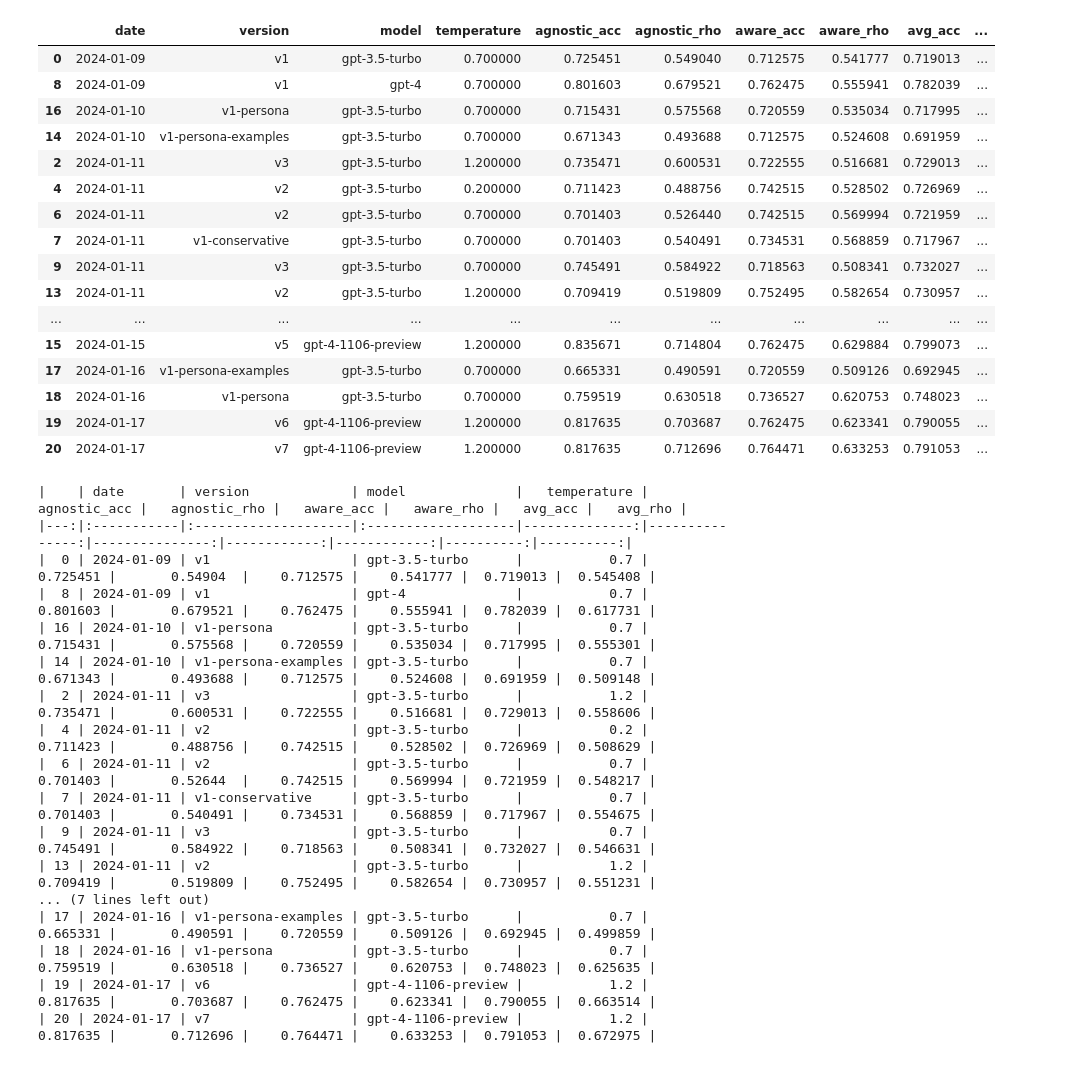
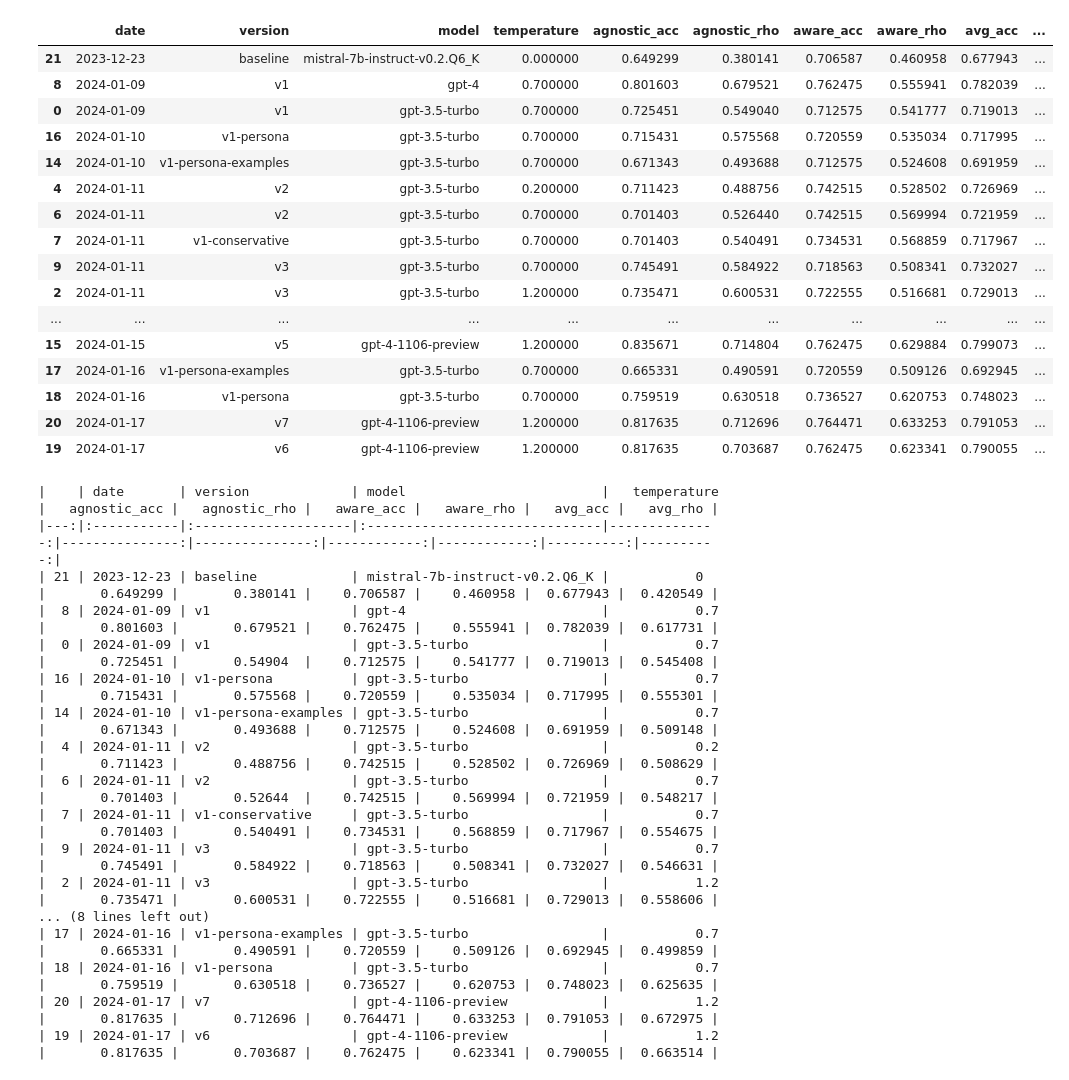
Before and after one commit to bradleypallen/shroom, a Jupyter notebook: prod/scores.ipynb, the cells around one changed output. Drawn from its saved outputs; the diff is of its cells as text; code cells hidden in the pictures.

```diff
--- a/prod/scores.ipynb
+++ b/prod/scores.ipynb
@@ -5,50 +5,64 @@ import matplotlib.pyplot as plt
 def highlight_max(s):
     is_max = s == s.max()
     return ['font-weight: bold' if v else '' for v in is_max]
+# %%
+baseline = {
+    "date": "2023-12-23",
+    "model": "mistral-7b-instruct-v0.2.Q6_K",
+    "version": "baseline",
+    "temperature": 0.0,
+    "aware_acc": 0.7065868263473054,
+    "aware_rho": 0.46095769289667354,
+    "agnostic_acc": 0.6492985971943888,
+    "agnostic_rho": 0.3801408906585249,
+    "avg_acc": 0.6779427117708471,
+    "avg_rho": 0.42054929177759925
+}
 # %%
 records = json.load(open('validation_runs.json', 'r'))
 df = pd.DataFrame.from_records(records)
+df.loc[len(df.index)] = baseline
 df_for_table = df[[ 'date', 'version', 'model', 'temperature', 'agnostic_acc', 'agnostic_rho', 'aware_acc', 'aware_rho', "avg_acc", "avg_rho" ]].sort_values(by='date')
 styled_df = df_for_table.style.apply(highlight_max, subset=['agnostic_acc', 'agnostic_rho', 'aware_acc', 'aware_rho', 'avg_acc', 'avg_rho'])
 styled_df
 # %% [output]
 |  | date | version | model | temperature | agnostic_acc | agnostic_rho | aware_acc | aware_rho | avg_acc | ... |
+| 21 | 2023-12-23 | baseline | mistral-7b-instruct-v0.2.Q6_K | 0.000000 | 0.649299 | 0.380141 | 0.706587 | 0.460958 | 0.677943 | ... |
+| 8 | 2024-01-09 | v1 | gpt-4 | 0.700000 | 0.801603 | 0.679521 | 0.762475 | 0.555941 | 0.782039 | ... |
 | 0 | 2024-01-09 | v1 | gpt-3.5-turbo | 0.700000 | 0.725451 | 0.549040 | 0.712575 | 0.541777 | 0.719013 | ... |
-| 8 | 2024-01-09 | v1 | gpt-4 | 0.700000 | 0.801603 | 0.679521 | 0.762475 | 0.555941 | 0.782039 | ... |
 | 16 | 2024-01-10 | v1-persona | gpt-3.5-turbo | 0.700000 | 0.715431 | 0.575568 | 0.720559 | 0.535034 | 0.717995 | ... |
 | 14 | 2024-01-10 | v1-persona-examples | gpt-3.5-turbo | 0.700000 | 0.671343 | 0.493688 | 0.712575 | 0.524608 | 0.691959 | ... |
-| 2 | 2024-01-11 | v3 | gpt-3.5-turbo | 1.200000 | 0.735471 | 0.600531 | 0.722555 | 0.516681 | 0.729013 | ... |
 | 4 | 2024-01-11 | v2 | gpt-3.5-turbo | 0.200000 | 0.711423 | 0.488756 | 0.742515 | 0.528502 | 0.726969 | ... |
 | 6 | 2024-01-11 | v2 | gpt-3.5-turbo | 0.700000 | 0.701403 | 0.526440 | 0.742515 | 0.569994 | 0.721959 | ... |
 | 7 | 2024-01-11 | v1-conservative | gpt-3.5-turbo | 0.700000 | 0.701403 | 0.540491 | 0.734531 | 0.568859 | 0.717967 | ... |
 | 9 | 2024-01-11 | v3 | gpt-3.5-turbo | 0.700000 | 0.745491 | 0.584922 | 0.718563 | 0.508341 | 0.732027 | ... |
-| 13 | 2024-01-11 | v2 | gpt-3.5-turbo | 1.200000 | 0.709419 | 0.519809 | 0.752495 | 0.582654 | 0.730957 | ... |
+| 2 | 2024-01-11 | v3 | gpt-3.5-turbo | 1.200000 | 0.735471 | 0.600531 | 0.722555 | 0.516681 | 0.729013 | ... |
 | ... | ... | ... | ... | ... | ... | ... | ... | ... | ... | ... |
 | 15 | 2024-01-15 | v5 | gpt-4-1106-preview | 1.200000 | 0.835671 | 0.714804 | 0.762475 | 0.629884 | 0.799073 | ... |
 | 17 | 2024-01-16 | v1-persona-examples | gpt-3.5-turbo | 0.700000 | 0.665331 | 0.490591 | 0.720559 | 0.509126 | 0.692945 | ... |
 | 18 | 2024-01-16 | v1-persona | gpt-3.5-turbo | 0.700000 | 0.759519 | 0.630518 | 0.736527 | 0.620753 | 0.748023 | ... |
+| 20 | 2024-01-17 | v7 | gpt-4-1106-preview | 1.200000 | 0.817635 | 0.712696 | 0.764471 | 0.633253 | 0.791053 | ... |
 | 19 | 2024-01-17 | v6 | gpt-4-1106-preview | 1.200000 | 0.817635 | 0.703687 | 0.762475 | 0.623341 | 0.790055 | ... |
-| 20 | 2024-01-17 | v7 | gpt-4-1106-preview | 1.200000 | 0.817635 | 0.712696 | 0.764471 | 0.633253 | 0.791053 | ... |
 # %%
 print(df_for_table.to_markdown())
 # %% [output]
-|    | date       | version             | model              |   temperature |   agnostic_acc |   agnostic_rho |   aware_acc |   aware_rho |   avg_acc |   avg_rho |
-|---:|:-----------|:--------------------|:-------------------|--------------:|---------------:|---------------:|------------:|------------:|----------:|----------:|
-|  0 | 2024-01-09 | v1                  | gpt-3.5-turbo      |           0.7 |       0.725451 |       0.54904  |    0.712575 |    0.541777 |  0.719013 |  0.545408 |
-|  8 | 2024-01-09 | v1                  | gpt-4              |           0.7 |       0.801603 |       0.679521 |    0.762475 |    0.555941 |  0.782039 |  0.617731 |
-| 16 | 2024-01-10 | v1-persona          | gpt-3.5-turbo      |           0.7 |       0.715431 |       0.575568 |    0.720559 |    0.535034 |  0.717995 |  0.555301 |
-| 14 | 2024-01-10 | v1-persona-examples | gpt-3.5-turbo      |           0.7 |       0.671343 |       0.493688 |    0.712575 |    0.524608 |  0.691959 |  0.509148 |
-|  2 | 2024-01-11 | v3                  | gpt-3.5-turbo      |           1.2 |       0.735471 |       0.600531 |    0.722555 |    0.516681 |  0.729013 |  0.558606 |
-|  4 | 2024-01-11 | v2                  | gpt-3.5-turbo      |           0.2 |       0.711423 |       0.488756 |    0.742515 |    0.528502 |  0.726969 |  0.508629 |
-|  6 | 2024-01-11 | v2                  | gpt-3.5-turbo      |           0.7 |       0.701403 |       0.52644  |    0.742515 |    0.569994 |  0.721959 |  0.548217 |
-|  7 | 2024-01-11 | v1-conservative     | gpt-3.5-turbo      |           0.7 |       0.701403 |       0.540491 |    0.734531 |    0.568859 |  0.717967 |  0.554675 |
-|  9 | 2024-01-11 | v3                  | gpt-3.5-turbo      |           0.7 |       0.745491 |       0.584922 |    0.718563 |    0.508341 |  0.732027 |  0.546631 |
-| 13 | 2024-01-11 | v2                  | gpt-3.5-turbo      |           1.2 |       0.709419 |       0.519809 |    0.752495 |    0.582654 |  0.730957 |  0.551231 |
-... (7 lines left out)
-| 17 | 2024-01-16 | v1-persona-examples | gpt-3.5-turbo      |           0.7 |       0.665331 |       0.490591 |    0.720559 |    0.509126 |  0.692945 |  0.499859 |
-| 18 | 2024-01-16 | v1-persona          | gpt-3.5-turbo      |           0.7 |       0.759519 |       0.630518 |    0.736527 |    0.620753 |  0.748023 |  0.625635 |
-| 19 | 2024-01-17 | v6                  | gpt-4-1106-preview |           1.2 |       0.817635 |       0.703687 |    0.762475 |    0.623341 |  0.790055 |  0.663514 |
-| 20 | 2024-01-17 | v7                  | gpt-4-1106-preview |           1.2 |       0.817635 |       0.712696 |    0.764471 |    0.633253 |  0.791053 |  0.672975 |
+|    | date       | version             | model                         |   temperature |   agnostic_acc |   agnostic_rho |   aware_acc |   aware_rho |   avg_acc |   avg_rho |
+|---:|:-----------|:--------------------|:------------------------------|--------------:|---------------:|---------------:|------------:|------------:|----------:|----------:|
+| 21 | 2023-12-23 | baseline            | mistral-7b-instruct-v0.2.Q6_K |           0   |       0.649299 |       0.380141 |    0.706587 |    0.460958 |  0.677943 |  0.420549 |
+|  8 | 2024-01-09 | v1                  | gpt-4                         |           0.7 |       0.801603 |       0.679521 |    0.762475 |    0.555941 |  0.782039 |  0.617731 |
+|  0 | 2024-01-09 | v1                  | gpt-3.5-turbo                 |           0.7 |       0.725451 |       0.54904  |    0.712575 |    0.541777 |  0.719013 |  0.545408 |
+| 16 | 2024-01-10 | v1-persona          | gpt-3.5-turbo                 |           0.7 |       0.715431 |       0.575568 |    0.720559 |    0.535034 |  0.717995 |  0.555301 |
+| 14 | 2024-01-10 | v1-persona-examples | gpt-3.5-turbo                 |           0.7 |       0.671343 |       0.493688 |    0.712575 |    0.524608 |  0.691959 |  0.509148 |
+|  4 | 2024-01-11 | v2                  | gpt-3.5-turbo                 |           0.2 |       0.711423 |       0.488756 |    0.742515 |    0.528502 |  0.726969 |  0.508629 |
+|  6 | 2024-01-11 | v2                  | gpt-3.5-turbo                 |           0.7 |       0.701403 |       0.52644  |    0.742515 |    0.569994 |  0.721959 |  0.548217 |
+|  7 | 2024-01-11 | v1-conservative     | gpt-3.5-turbo                 |           0.7 |       0.701403 |       0.540491 |    0.734531 |    0.568859 |  0.717967 |  0.554675 |
+|  9 | 2024-01-11 | v3                  | gpt-3.5-turbo                 |           0.7 |       0.745491 |       0.584922 |    0.718563 |    0.508341 |  0.732027 |  0.546631 |
+|  2 | 2024-01-11 | v3                  | gpt-3.5-turbo                 |           1.2 |       0.735471 |       0.600531 |    0.722555 |    0.516681 |  0.729013 |  0.558606 |
+... (8 lines left out)
+| 17 | 2024-01-16 | v1-persona-examples | gpt-3.5-turbo                 |           0.7 |       0.665331 |       0.490591 |    0.720559 |    0.509126 |  0.692945 |  0.499859 |
+| 18 | 2024-01-16 | v1-persona          | gpt-3.5-turbo                 |           0.7 |       0.759519 |       0.630518 |    0.736527 |    0.620753 |  0.748023 |  0.625635 |
+| 20 | 2024-01-17 | v7                  | gpt-4-1106-preview            |           1.2 |       0.817635 |       0.712696 |    0.764471 |    0.633253 |  0.791053 |  0.672975 |
+| 19 | 2024-01-17 | v6                  | gpt-4-1106-preview            |           1.2 |       0.817635 |       0.703687 |    0.762475 |    0.623341 |  0.790055 |  0.663514 |
 # %%
 df_agnostic_acc = df[['version', 'date', 'agnostic_acc']].sort_values(by='date', ascending=False)
 df_agnostic_rho = df[['version', 'date', 'agnostic_rho']].sort_values(by='date', ascending=False)
```
Also changed, not shown: parts of 1 cell of this notebook, 1 other file.
